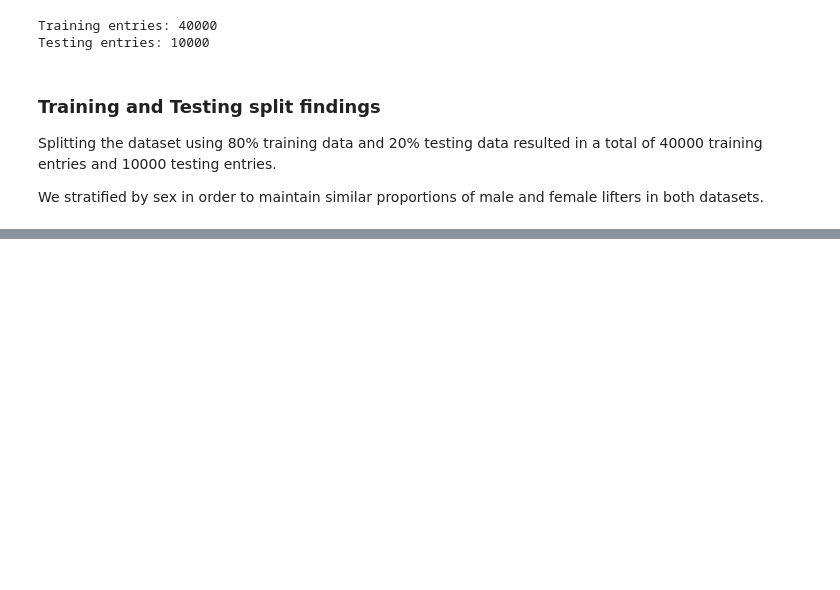
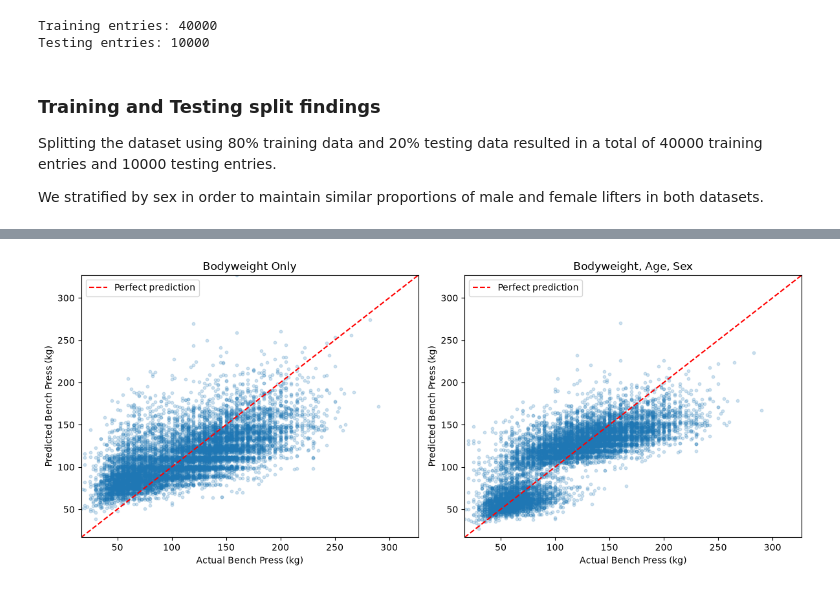
Before and after one commit to tedjburgess/ML-FinalProject, a Jupyter notebook: ted_work.ipynb, the cells around one changed output, grey strips where cells are left out. Drawn from its saved outputs; the diff is of its cells as text; code cells hidden in the pictures; blank space fills up the shorter version.

```diff
--- a/ted_work.ipynb
+++ b/ted_work.ipynb
@@ -340,0 +497,18 @@ test_df.to_csv("bench_test.csv", index=False)
+# %%
+from sklearn.metrics import mean_absolute_error, mean_squared_error, r2_score
+
+# Make predictions on the test data
+body_predictions = body_model.predict(X_test_body_scaled)
+full_predictions = full_model.predict(X_test_full_scaled)
+
+# Evaluate the bodyweight model
+print("Bodyweight only Linear Regression:")
+print("MAE:", round(mean_absolute_error(y_test, body_predictions), 2))
+print("RMSE:", round(np.sqrt(mean_squared_error(y_test, body_predictions)), 2))
+print("R²:", round(r2_score(y_test, body_predictions), 3))
+
+# Evaluate the full feature model
+print("\nBodyweight, Age, Sex Linear Regression:")
+print("MAE:", round(mean_absolute_error(y_test, full_predictions), 2))
+print("RMSE:", round(np.sqrt(mean_squared_error(y_test, full_predictions)), 2))
+print("R²:", round(r2_score(y_test, full_predictions), 3))
@@ -340,0 +549,29 @@ test_df.to_csv("bench_test.csv", index=False)
+# %%
+fig, axes = plt.subplots(1, 2, figsize=(12, 5))
+
+# Determine common axis limits for both plots
+min_val = min(y_test.min(), body_predictions.min(), full_predictions.min())
+max_val = max(y_test.max(), body_predictions.max(), full_predictions.max())
+
+# Plot predictions for both models
+models = [
+    ("Bodyweight Only", body_predictions),
+    ("Bodyweight, Age, Sex", full_predictions)
+]
+
+for ax, (title, predictions) in zip(axes, models):
+    ax.scatter(y_test, predictions, alpha=0.2, s=10)
+    ax.plot([min_val, max_val], [min_val, max_val], "r--",
+            label="Perfect prediction")
+
+    ax.set_title(title)
+    ax.set_xlabel("Actual Bench Press (kg)")
+    ax.set_ylabel("Predicted Bench Press (kg)")
+    ax.set_xlim(min_val, max_val)
+    ax.set_ylim(min_val, max_val)
+    ax.legend()
+
+plt.tight_layout()
+plt.show()
+# %% [output]
+[figure, added]
```
Also changed, not shown: parts of 15 cells of this notebook.
